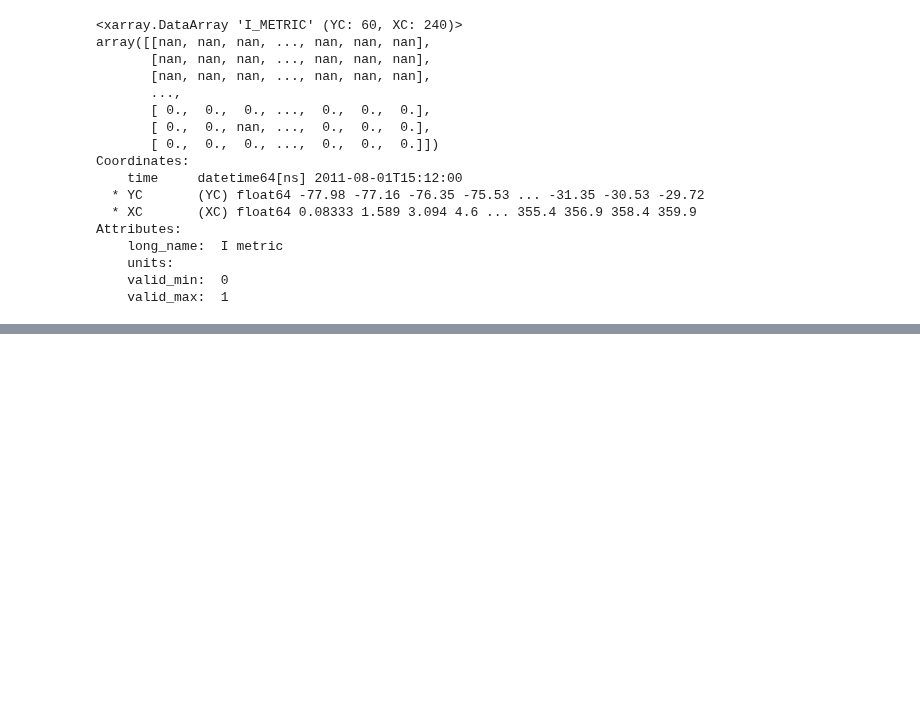
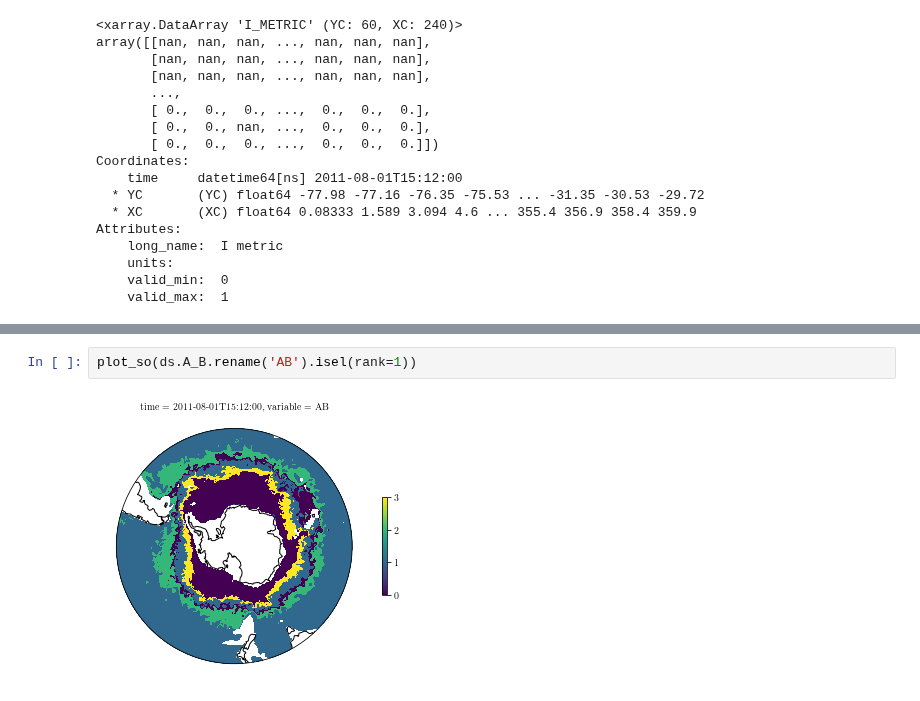
Before and after one commit to sdat2/pyxpcm, a Jupyter notebook: old-ipynb/plot_i_metric.ipynb, the cells around one changed output, grey strips where cells are left out. Drawn from its saved outputs; the diff is of its cells as text; blank space fills up the shorter version.

```diff
--- a/old-ipynb/plot_i_metric.ipynb
+++ b/old-ipynb/plot_i_metric.ipynb
@@ -164,0 +169,4 @@ Attributes:
+# %%
+plot_so(ds.A_B.rename('AB').isel(rank=1))
+# %% [output]
+[figure, added]
```
Also changed, not shown: parts of 4 cells of this notebook, 1 other file.
